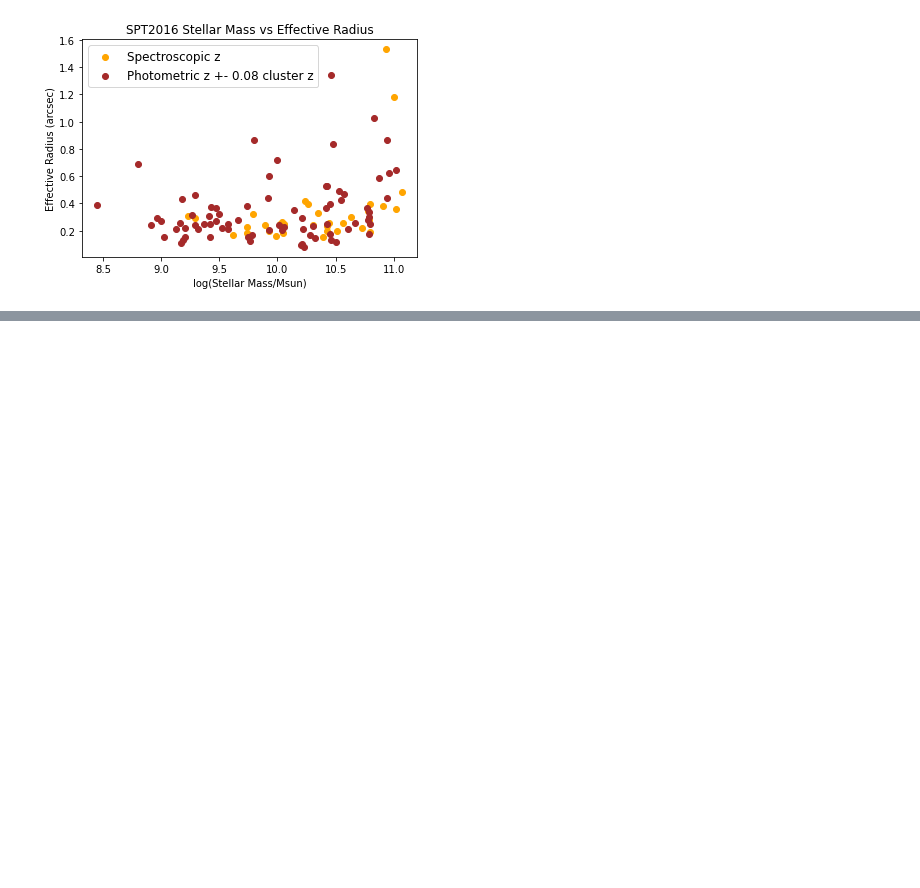
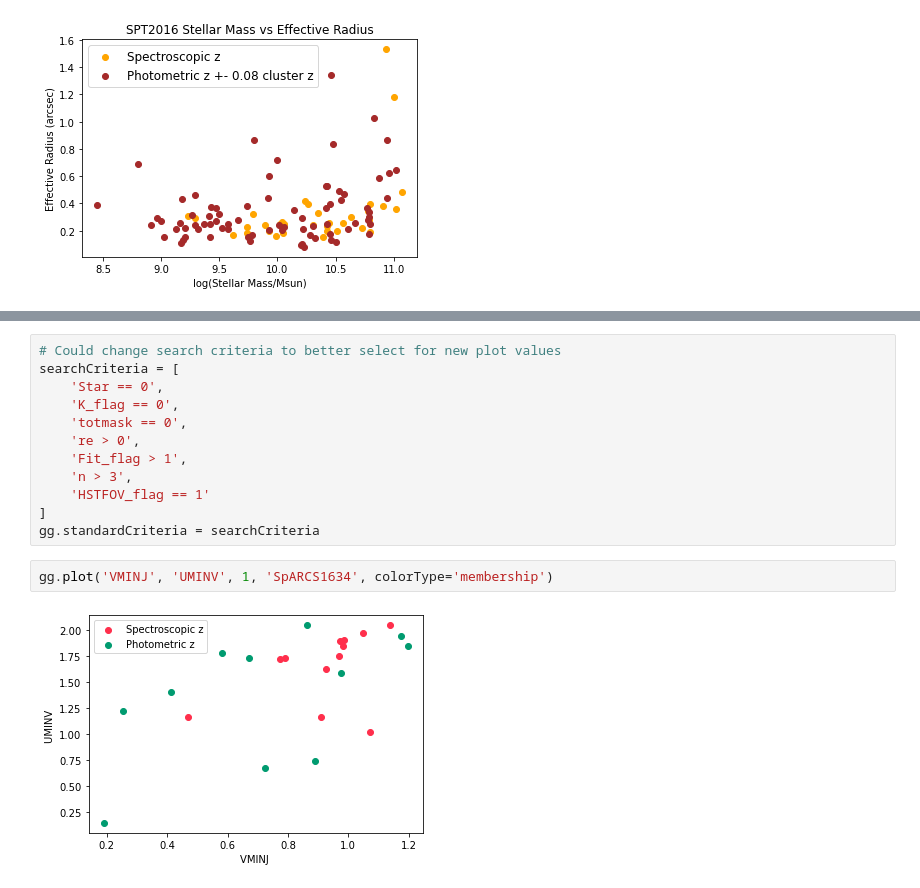
Before and after one commit to charrbit/GOGREEN-galaxy-research, a Jupyter notebook: Code/myDataAnalysis.ipynb, the cells around one changed output, grey strips where cells are left out. Saved outputs shown, nothing was run; the diff lists cells and outputs as text; blank space fills up the shorter version.

```diff
--- a/Code/myDataAnalysis.ipynb
+++ b/Code/myDataAnalysis.ipynb
@@ -353,0 +428,16 @@ plt.show()
+# %%
+# Could change search criteria to better select for new plot values
+searchCriteria = [
+    'Star == 0',
+    'K_flag == 0',
+    'totmask == 0',
+    're > 0',
+    'Fit_flag > 1',
+    'n > 3',
+    'HSTFOV_flag == 1'
+]
+gg.standardCriteria = searchCriteria
+# %%
+gg.plot('VMINJ', 'UMINV', 1, 'SpARCS1634', colorType='membership')
+# %% [output]
+[figure, added]
```
Also changed, not shown: parts of 22 cells of this notebook, 2 other files.
